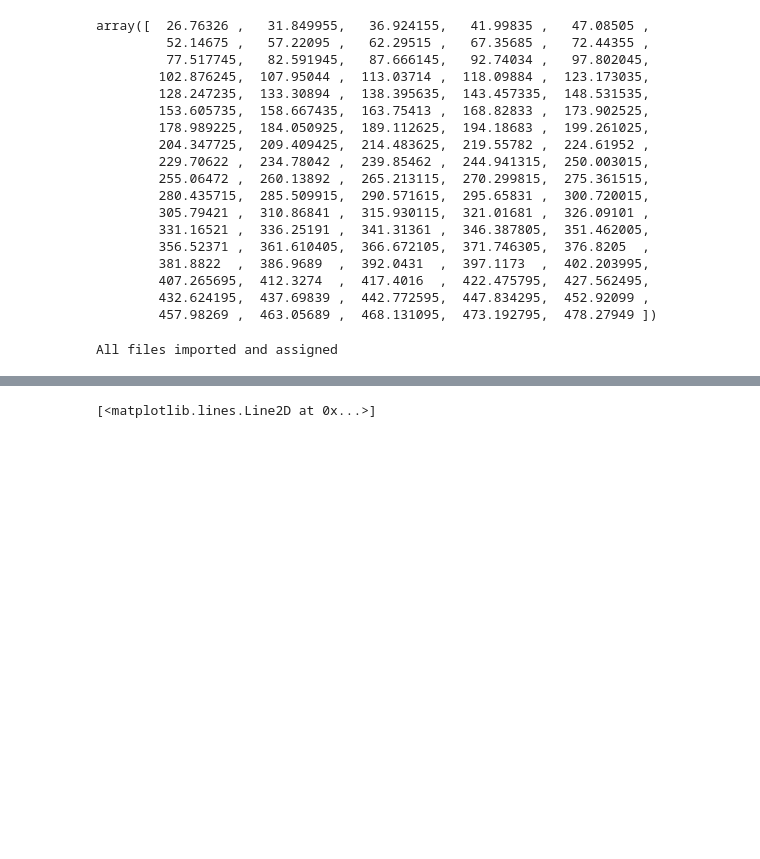
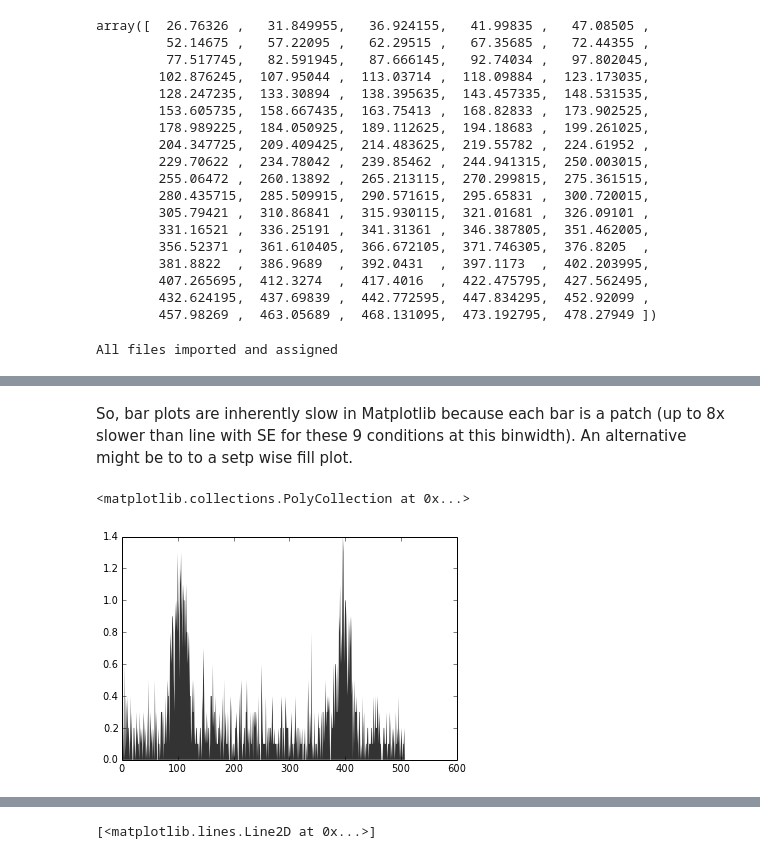
Before and after one commit to maegul/zeus, a Jupyter notebook: Zeus_proto_typing.ipynb, the cells around one changed output, grey strips where cells are left out. Saved outputs shown, nothing was run; the diff lists cells and outputs as text; code cells hidden in the pictures; blank space fills up the shorter version.

```diff
--- a/Zeus_proto_typing.ipynb
+++ b/Zeus_proto_typing.ipynb
@@ -427,0 +428,8 @@ mbc7.PSTH(frequency=False, plot_type='hist', density=True)
+# %% [markdown]
+So, bar plots are inherently slow in Matplotlib because each bar is a patch (up to 8x slower than line with SE for these 9 conditions at this binwidth).  An alternative might be to to a setp wise fill plot.
+# %%
+plt.fill_between(np.arange(mbc7.conditions_hist_mean[0].size), mbc7.conditions_hist_mean[0],
+                 lw=0, facecolor='0.2')
+# %% [output]
+<matplotlib.collections.PolyCollection at 0x...>
+[figure, added]
```
Also changed, not shown: parts of 12 cells of this notebook.
